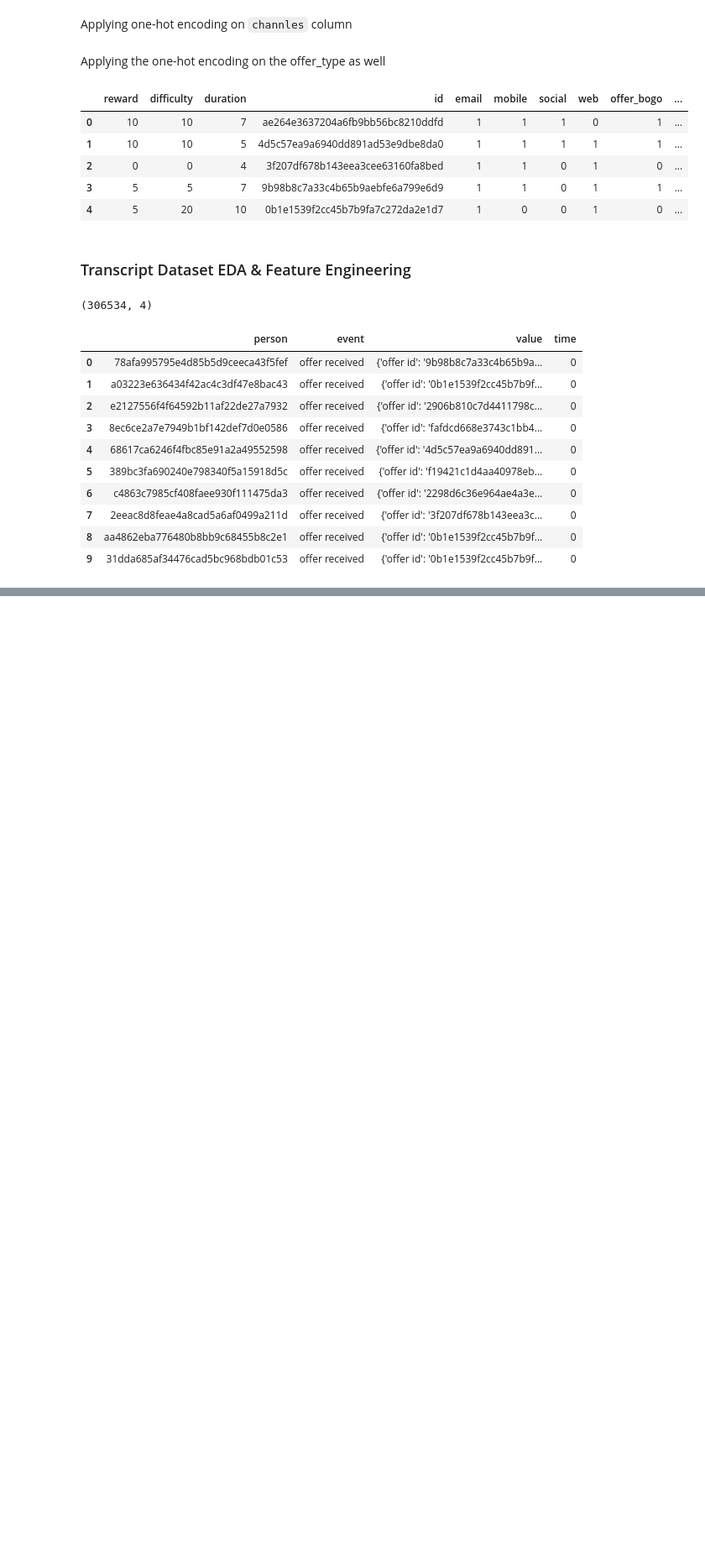
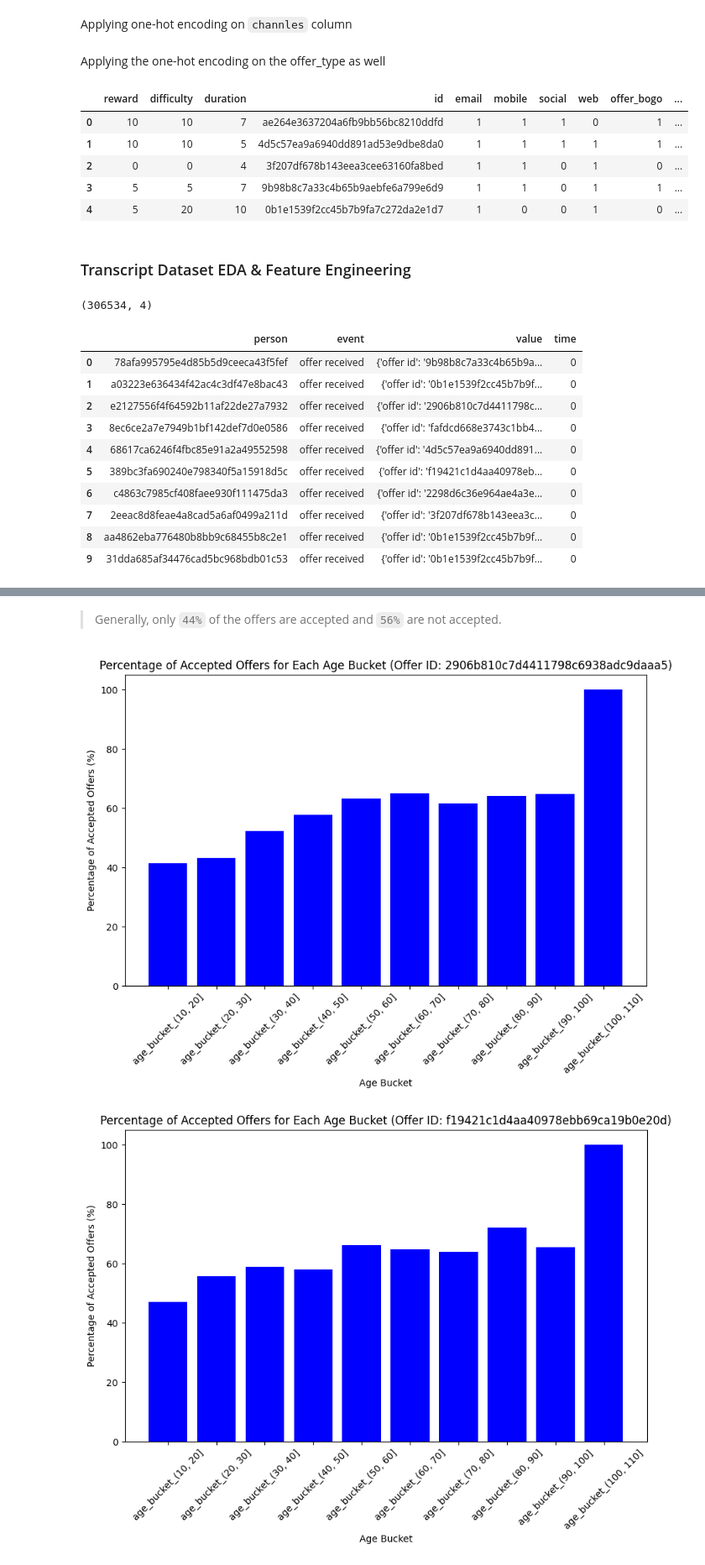
Before and after one commit to mina-f-beshay/udacity-mlend-capstone, a Jupyter notebook: Starbucks_Capstone_notebook.ipynb, the cells around one changed output, grey strips where cells are left out. Shown: that part at 84% size. Drawn from its saved outputs; the diff is of its cells as text; code cells hidden in the pictures; blank space fills up the shorter version.

```diff
--- a/Starbucks_Capstone_notebook.ipynb
+++ b/Starbucks_Capstone_notebook.ipynb
@@ -290,0 +352,25 @@ transcript[transcript['event']=='offer completed']['value'][12658]
+# %% [markdown]
+> Generally, only `44%` of the offers are accepted and `56%` are not accepted.
+# %%
+# Assuming df is your DataFrame
+age_buckets = [col for col in offers.columns if 'age_bucket' in col]  # List of age bucket columns
+
+offer_ids = offers['offer_id'].unique()  # List of unique offer_ids
+
+for offer_id in offer_ids:
+    df_offer = offers[offers['offer_id'] == offer_id]  # DataFrame for the current offer_id
+
+    # Calculate the percentage of accepted offers for each age bucket
+    percentages = [df_offer[df_offer[col] == 1]['offer_accepted'].mean() * 100 for col in age_buckets]
+
+    # Create the bar chart
+    plt.figure(figsize=(10, 6))
+    plt.bar(age_buckets, percentages, color='blue')
+    plt.xlabel('Age Bucket')
+    plt.ylabel('Percentage of Accepted Offers (%)')
+    plt.title(f'Percentage of Accepted Offers for Each Age Bucket (Offer ID: {offer_id})')
+    plt.xticks(rotation=45)
+    plt.show()
+# %% [output]
+[figure, added]
+[figure, added]
```
Also changed, not shown: parts of 29 cells of this notebook.
